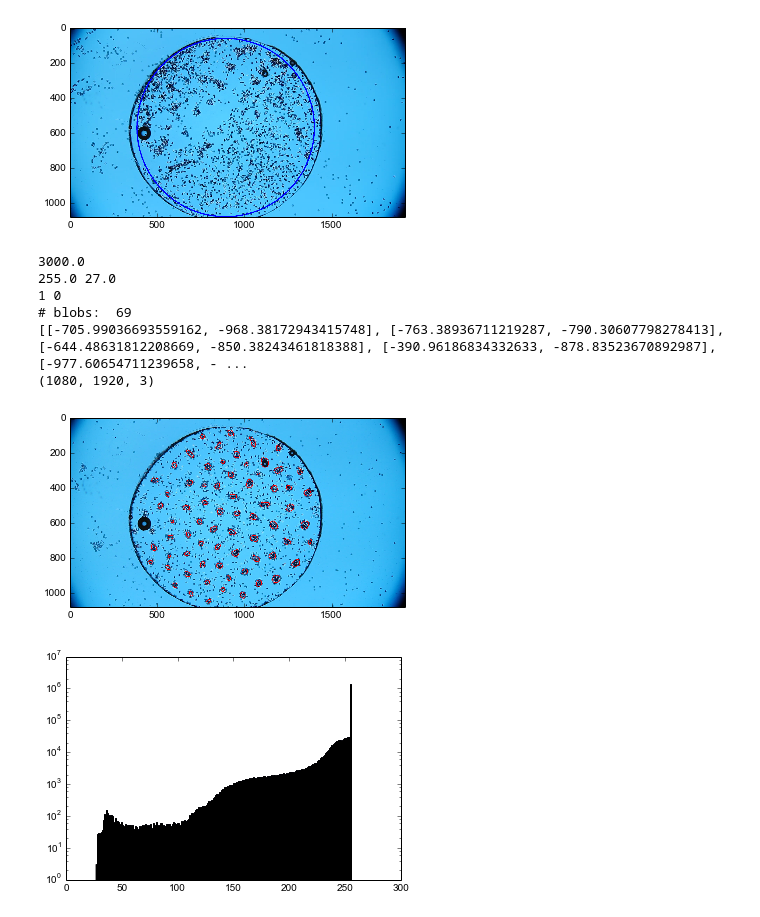
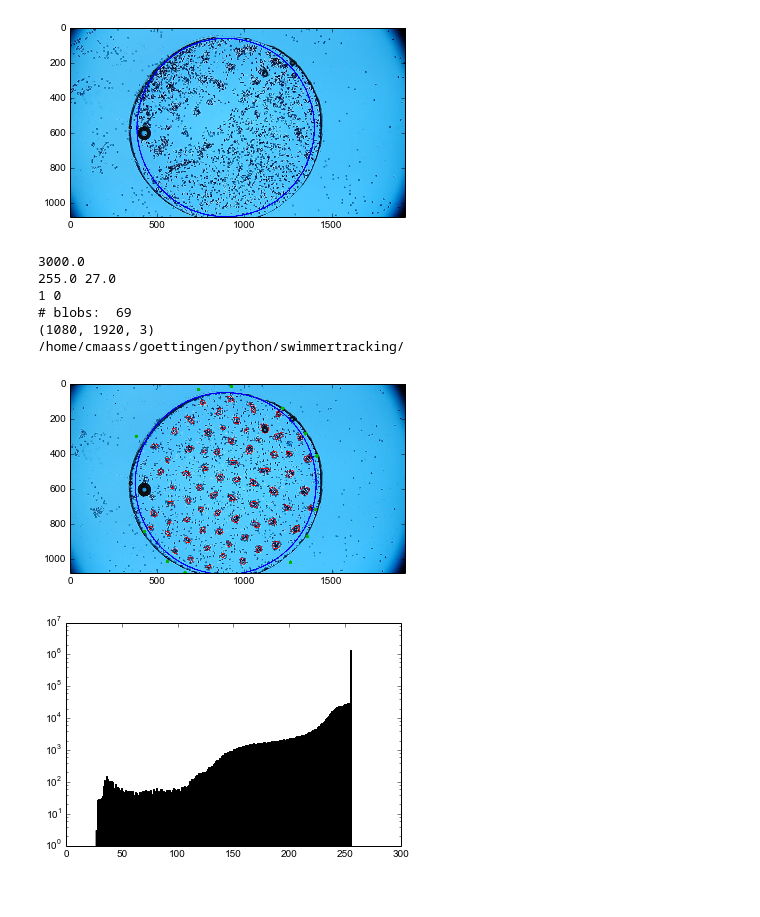
Before and after one commit to cmaass/swimmertracking, a Jupyter notebook: houghcircles.ipynb, the cells around one changed output. Cells and saved outputs as stored; diff of their text form; code cells hidden in the pictures.

```diff
--- a/houghcircles.ipynb
+++ b/houghcircles.ipynb
@@ -12,16 +12,18 @@ from PIL import Image
 #change these if you're not Corinna!
 if os.path.exists('/media/corinna/corinna-data/'): dataroot='/media/corinna/corinna-data/'
 if os.path.exists('/media/corinna-data/'): dataroot='/media/corinna-data/'
-workdir=os.getcwd()+os.sep
+if os.path.exists('/home/cmaass/goettingen/python/swimmertracking/'): workdir='/home/cmaass/goettingen/python/swimmertracking/'
 print dataroot, workdir
 if not workdir in sys.path: sys.path.append(workdir)
 reload(rt)
 
 
-def circle_invert(pt, cr):
+def circle_invert(pt, cr, integ=True):
     """Inverts point (inside) at circle cirumference. Used to create mirror clusters for Voronoi construction.
     arguments point: (x,y), circle: (xc,yc,r). returns (x,y) as float"""
     d=sqrt((pt[0]-cr[0])**2+(pt[1]-cr[1])**2) #distance to centre
     scf=2*cr[2]/d-1 #scaling factor
-    return [cr[0]+(pt[0]-cr[0])*scf, cr[1]+(pt[1]-cr[1])*scf] #new points]
+    newpt=[cr[0]+(pt[0]-cr[0])*scf, cr[1]+(pt[1]-cr[1])*scf]
+    if integ: newpt=[int(p) for p in newpt]
+    return  newpt
 # %% [output]
@@ -30,13 +32,13 @@ def circle_invert(pt, cr):
 os.chdir(dataroot+'data/20150107_Many_droplet_system_height_test_6mm_wide_15wtpcTTAB_5uL_50um_Droplets_2x_Olympus_4fps/')
 mov=rt.movie('0p5mm_high_2_output.avi')
 f=mov.getFrame(0)
-r=cv2.HoughCircles(f[:,:,2],cv2.cv.CV_HOUGH_GRADIENT,3,2000,minRadius=450,maxRadius=600).astype(int).flatten()
-print r
+circ=cv2.HoughCircles(f[:,:,2],cv2.cv.CV_HOUGH_GRADIENT,3,2000,minRadius=450,maxRadius=600).astype(int).flatten()
+print circ
 b=f.copy()
-cv2.circle(b,(r[0],r[1]),r[2]-10, (0,0,255),5)
+cv2.circle(b,(circ[0],circ[1]),circ[2]-10, (0,0,255),5)
 pl.imshow(b)
 mask=zeros(mov.shape[::-1])
-cv2.circle(mask,(r[0],r[1]),r[2]-10,1,-1)
+cv2.circle(mask,(circ[0],circ[1]),circ[2]-10,1,-1)
 # %% [output]
 [889 571 517]
 [figure]
@@ -46,40 +48,43 @@ vorim=f.copy()
 contim=f.copy()
 f=f[:,:,2]
 fcopy=cv2.GaussianBlur(f,(51,51),0)
 fcopy=fcopy*mask+255*(1-mask)
 print amax(fcopy), amin(fcopy)
 thresh=(fcopy<180).astype(uint8)
 
 print amax(thresh), amin(thresh)
 blobs,contours=rt.extract_blobs(thresh, -1, (10,3000), -1, diskfit=False,returnCont=True, outpSpac=1, spherthresh=10)
 # thresh=dstack((thresh,thresh,thresh))
 cv2.drawContours(contim,contours,-1,(255,0,0),2)
+cv2.circle(contim,(circ[0],circ[1]),circ[2], (0,0,255),5)
 pl.imshow(contim)
-Image.fromarray(contim).save(workdir+'contim.png')
+
 newpoints=[]
 vor=rt.Voronoi(blobs[:,3:5])
 for i in range(blobs.shape[0]):
     r=vor.regions[vor.point_region[i]]
     if -1 in r:
-        newpoints+=[circle_invert(blobs[i,3:5],r)]
-print newpoints
-vor=rt.Voronoi(blobs[:,3:5])
-
+        newpoints+=[circle_invert(blobs[i,3:5],circ, integ=True)]
+        cv2.circle(contim,(newpoints[-1][0],newpoints[-1][1]),10, (0,180,0),-5)
+pts=vstack((blobs[:,3:5],array(newpoints)))
+vor=rt.Voronoi(pts)
+Image.fromarray(contim).save(workdir+'contim.png')
 for i in range(blobs.shape[0]):
     r=vor.regions[vor.point_region[i]]
     col=tuple([int(255*c) for c in cm.jet(i*255/len(vor.points))])[:3]
 #     pl.plot(vor.vertices[r,1],vor.vertices[r,0], c=col[:3])
     cv2.polylines(vorim, [(vor.vertices[r]).astype(int32)], True, col[:3], 2)
 Image.fromarray(vorim).save(workdir+'vorim.png')
 print vorim.shape
+print workdir
 # %% [output]
 3000.0
 255.0 27.0
 1 0
 # blobs:  69
-[[-705.99036693559162, -968.38172943415748], [-763.38936711219287, -790.30607798278413], [-644.48631812208669, -850.38243461818388], [-390.96186834332633, -878.83523670892987], [-977.60654711239658, - ...
 (1080, 1920, 3)
+/home/cmaass/goettingen/python/swimmertracking/
-[figure, old version]
+[figure, new version]
 # %%
 r=pl.hist(fcopy.flatten(),bins=255,log=True)
 # %% [output]
```
Also changed, not shown: parts of 1 cell of this notebook.
